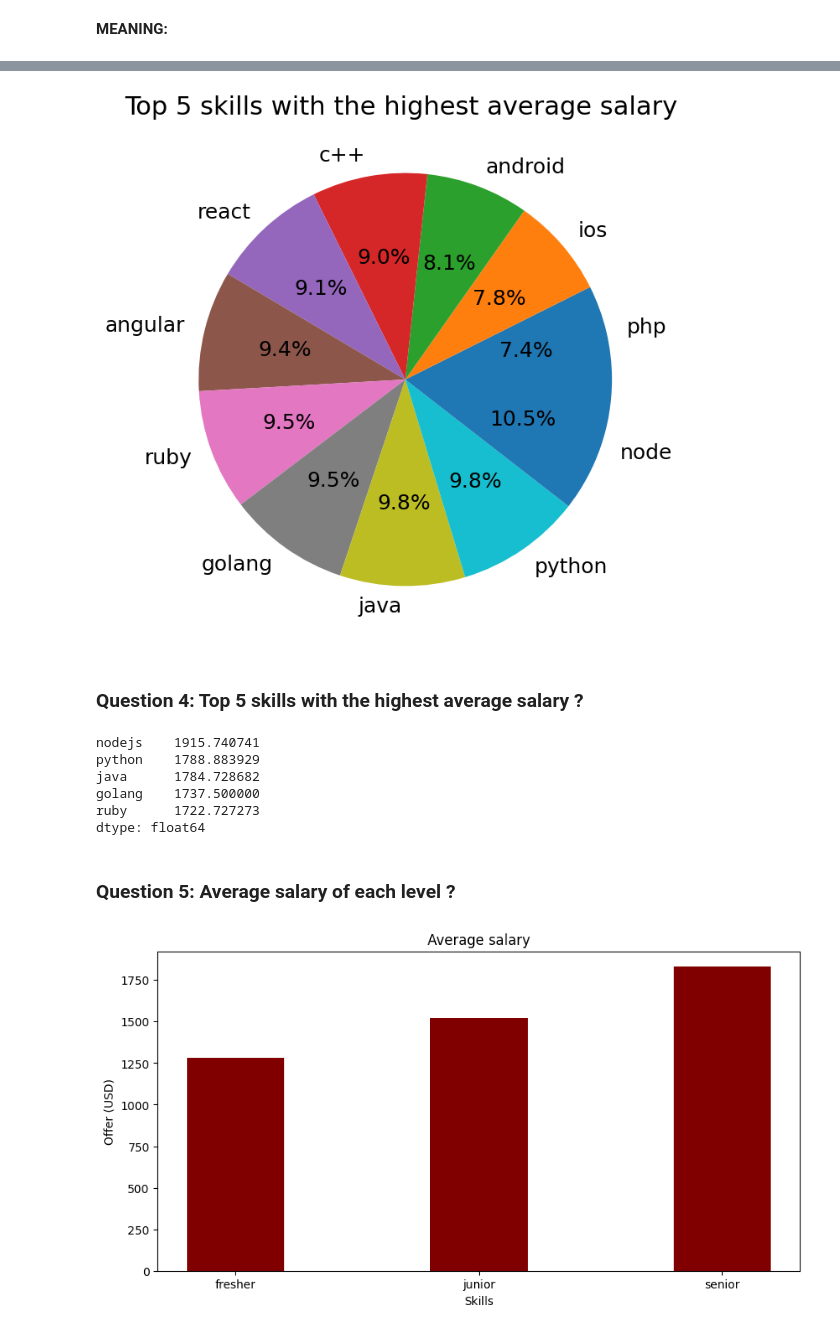
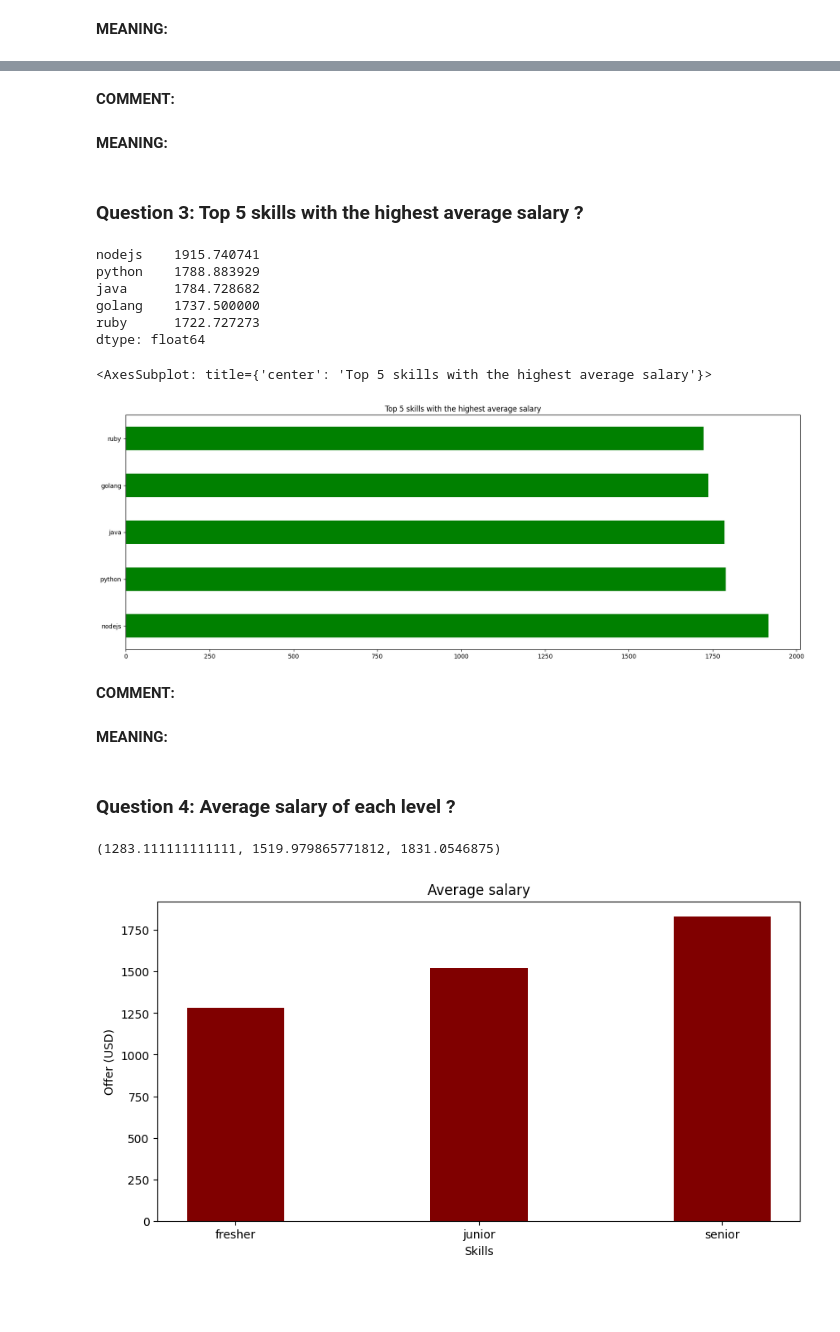
Before and after one commit to vochihieu8320/IDS_GROUP11_2022, a Jupyter notebook: data_explore.ipynb, the cells around one changed output, grey strips where cells are left out. Cells and saved outputs as stored; diff of their text form; code cells hidden in the pictures; blank space fills up the shorter version.

```diff
--- a/data_explore.ipynb
+++ b/data_explore.ipynb
@@ -414,32 +406,9 @@ df_job
-# %%
-java_fresher = df_job[df_job["java"] == 1]["average_salary"].mean()
-node_fresher = df_job[df_job["nodejs"] == 1]["average_salary"].mean()
-react_fresher = df_job[df_job["reactjs"] == 1]["average_salary"].mean()
-ruby_fresher = df_job[df_job["ruby"] == 1]["average_salary"].mean()
-android_fresher = df_job[df_job["android"] == 1]["average_salary"].mean()
-ios_fresher = df_job[df_job["ios"] == 1]["average_salary"].mean()
-php_fresher = df_job[df_job["php"] == 1]["average_salary"].mean()
-python_fresher = df_job[df_job["python"] == 1]["average_salary"].mean()
-c_fresher = df_job[df_job["c++"] == 1]["average_salary"].mean()
-golang_fresher = df_job[df_job["golang"] == 1]["average_salary"].mean()
-angular_fresher = df_job[df_job["angular"] == 1]["average_salary"].mean()
-data = {'java': java_fresher, 'node': node_fresher, 'react': react_fresher,
-        'ruby': ruby_fresher, 'android': android_fresher, 'ios': ios_fresher, 'php': php_fresher, "c++": c_fresher,
-       'python': python_fresher, 'golang': golang_fresher, 'angular': angular_fresher }
-Total_Salaries = {'Skill':data.keys(),'Total Salary' : data.values()}
-df = pd.DataFrame(Total_Salaries)
-df
-bn = df.groupby('Skill')['Total Salary'].sum()
-bn
-ratio = bn.sort_values()
-
-ax = ratio.plot.pie(figsize=(8, 8),autopct='%1.1f%%',title ='asd',fontsize = 18)
-ax.set_ylabel('');
-ax.set_title('Top 5 skills with the highest average salary ',fontsize =22);
-# %% [output]
-[figure, removed]
+# %% [markdown]
+**COMMENT:**
+# %% [markdown]
+**MEANING:**
 # %% [markdown]
-### Question 4: Top 5 skills with the highest average salary  ?
+### Question 3: Top 5 skills with the highest average salary  ?
 # %%
 lst =[]
 for i in range(len(df_job.columns)-2):
@@ -448,7 +417,8 @@ for i in range(len(df_job.columns)-2):
 type(lst)
 
 data=pd.Series(lst,index =['java', 'nodejs', 'reactjs', 'ruby', 'android', 'ios', 'php', 'python', 'c++', 'golang', 'angular'])
-data.sort_values(ascending=False)[:5]
+salary_top = data.sort_values(ascending=False)[:5]
+salary_top
 # %% [output]
 nodejs    1915.740741
 python    1788.883929
@@ -456,12 +426,24 @@ java      1784.728682
 golang    1737.500000
 ruby      1722.727273
 dtype: float64
+# %%
+salary_top.plot.barh(figsize=(20, 7), color='green', title='Top 5 skills with the highest average salary')
+# %% [output]
+<AxesSubplot: title={'center': 'Top 5 skills with the highest average salary'}>
+[figure, added]
+# %% [markdown]
+**COMMENT:**
+# %% [markdown]
+**MEANING:**
 # %% [markdown]
-### Question 5: Average salary of each level ?
+### Question 4: Average salary of each level ?
 # %%
 salary_fresher = df_job[df_job["level"] == 0]["average_salary"].mean()
 salary_junior = df_job[df_job["level"] == 1]["average_salary"].mean()
 salary_senior = df_job[df_job["level"] == 2]["average_salary"].mean()
+salary_fresher, salary_junior, salary_senior
+# %% [output]
+(1283.111111111111, 1519.979865771812, 1831.0546875)
 # %%
 data = {'fresher': salary_fresher, 'junior': salary_junior, 'senior': salary_senior}
 courses = list(data.keys())
```
Also changed, not shown: parts of 25 cells of this notebook.
